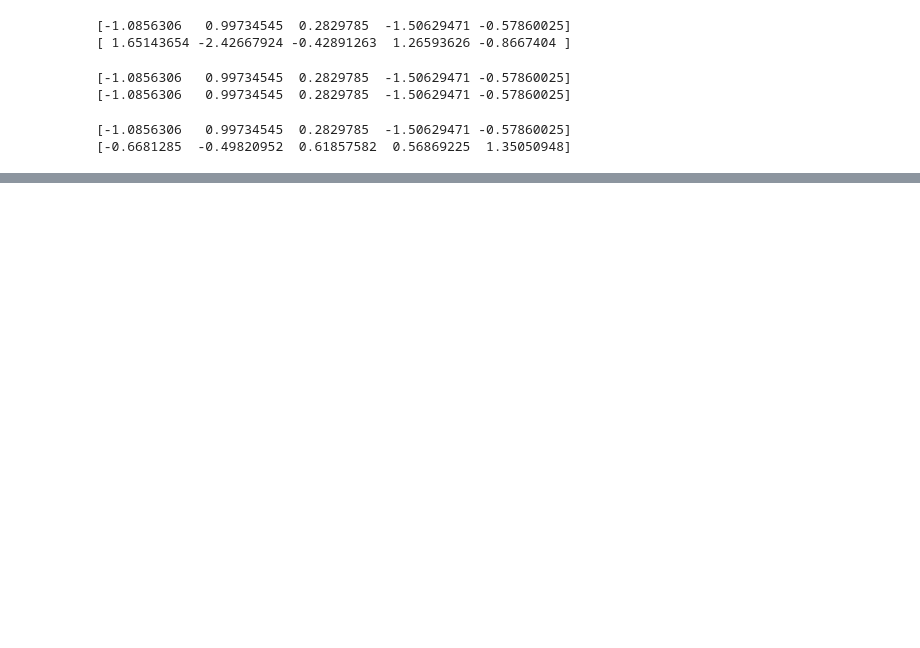
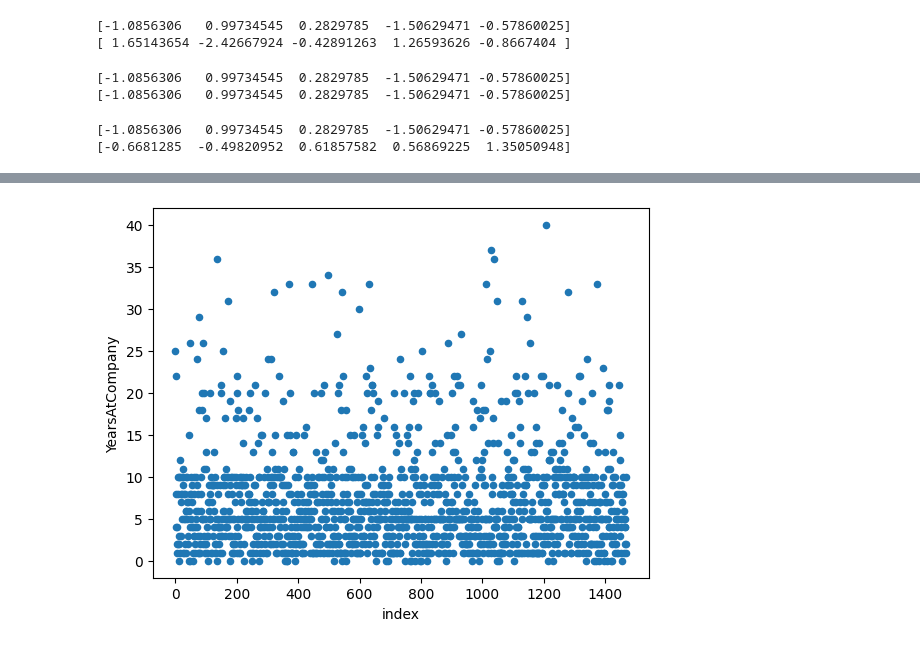
Before and after one commit to MichaelSzczepaniak/DataCamp, a Jupyter notebook: Tracks/Associate Data Scientist/28 Sampling in Python/SamplingInPython.ipynb, the cells around one changed output, grey strips where cells are left out. Cells and saved outputs as stored; diff of their text form; code cells hidden in the pictures; blank space fills up the shorter version.

```diff
--- a/Tracks/Associate Data Scientist/28 Sampling in Python/SamplingInPython.ipynb
+++ b/Tracks/Associate Data Scientist/28 Sampling in Python/SamplingInPython.ipynb
@@ -163,0 +288,12 @@ print(y)
+# %%
+# Shuffle the rows of attrition_pop
+attrition_shuffled = attrition_pop.sample(frac=1)
+
+# Reset the row indexes and create an index column
+attrition_shuffled = attrition_shuffled.reset_index(drop=True).reset_index()
+
+# Plot YearsAtCompany vs. index for attrition_shuffled
+attrition_shuffled.plot(x="index", y="YearsAtCompany", kind="scatter")
+plt.show()
+# %% [output]
+[figure, added]
```
Also changed, not shown: parts of 33 cells of this notebook, 1 other file.
